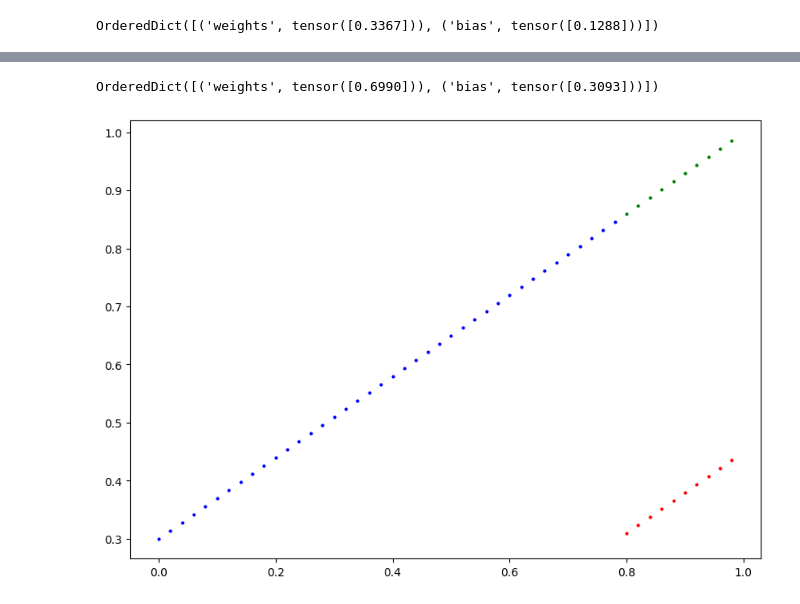
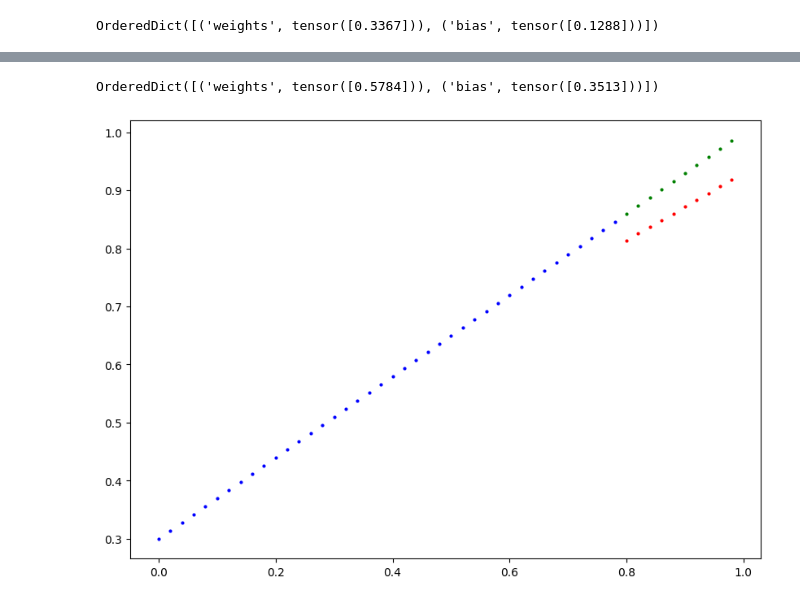
Before and after one commit to samratrajsharma/PyTorch_Deep_Learning, a Jupyter notebook: Linear-Regression.ipynb, the cells around one changed output, grey strips where cells are left out. Drawn from its saved outputs; the diff is of its cells as text; code cells hidden in the pictures.

Commit message:
Model Training Done

```diff
--- a/Linear-Regression.ipynb
+++ b/Linear-Regression.ipynb
@@ -79,7 +79,7 @@ class Linear_Regression(nn.Module):
                                                 requires_grad= True)
 
     def forward(self, x:torch.Tensor) -> torch.Tensor:
-            return self.weights*X + self.bias
+            return self.weights*x + self.bias
 # %%
 torch.manual_seed(42)
 
@@ -112,15 +112,22 @@ optimiser = torch.optim.SGD(params = model_0.parameters(),
                             lr = 0.01)
 # %%
 torch.manual_seed(42)
-epochs = 1
+epochs = 100
 
 for epoch in range(epochs):
     model_0.train()
     y_pred = model_0(X_train)
-    loss = Loss_fn(y_pred[:40], y_train)
+    loss = Loss_fn(y_pred, y_train)
     print(f'Loss :{loss}')
     optimiser.zero_grad()
     loss.backward()
     optimiser.step()
     model_0.eval()
+    with torch.inference_mode():
+        test_pred = model_0(X_test)
+        test_loss = Loss_fn(test_pred[:10], y_test)
+    if epoch % 10 == 0:
+        print(f"Epoch : {epoch} | Loss : {loss} | Test_Loss : {test_loss}")
+
+    print(model_0.state_dict)
 # %% [output]
@@ -128,11 +151,11 @@ Loss :0.0025885067880153656
 # %%
 model_0.state_dict()
 # %% [output]
-OrderedDict([('weights', tensor([0.6990])), ('bias', tensor([0.3093]))])
+OrderedDict([('weights', tensor([0.5784])), ('bias', tensor([0.3513]))])
 # %%
 with torch.inference_mode():
     y_preds_new = model_0(X_test)
 # %%
-plot_predictions(predictions = y_preds_new[:10])
+plot_predictions(predictions = y_preds_new)
 # %% [output]
-[figure, old version]
+[figure, new version]
```
Also changed, not shown: parts of 3 cells of this notebook.
